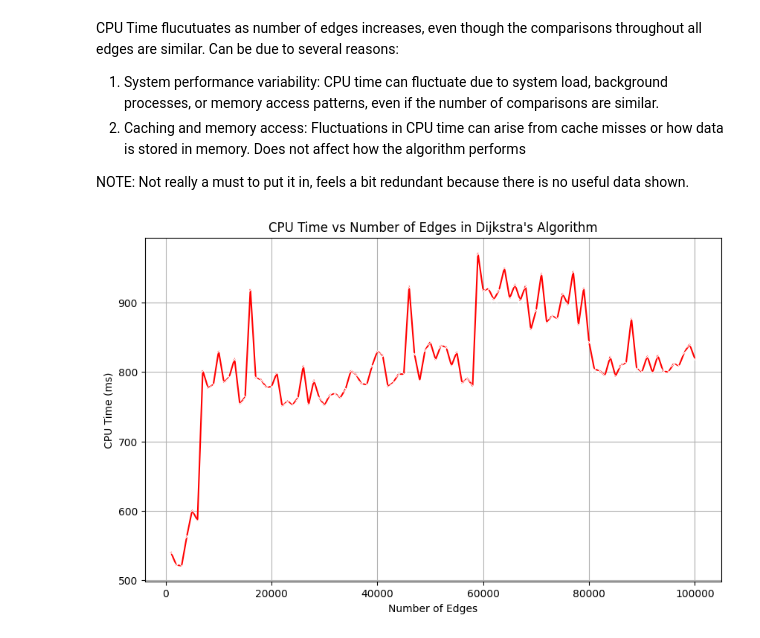
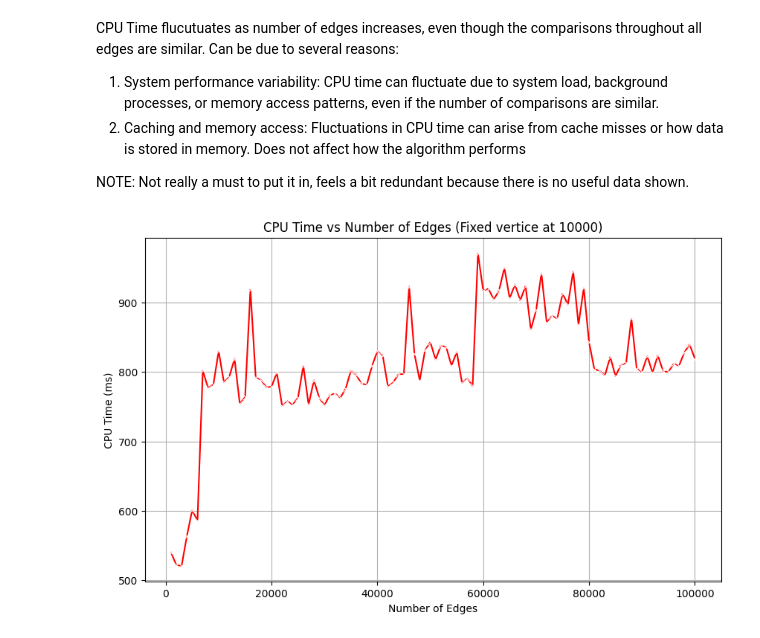
Before and after one commit to Cheokerinos/SC2001_Projects, a Jupyter notebook: Project_2/Matrix_Fixed_V_Vary_E.ipynb, the cells around one changed output. Saved outputs shown, nothing was run; the diff lists cells and outputs as text; code cells hidden in the pictures.

```diff
--- a/Project_2/Matrix_Fixed_V_Vary_E.ipynb
+++ b/Project_2/Matrix_Fixed_V_Vary_E.ipynb
@@ -74,17 +74,17 @@ NOTE: Not really a must to put it in, feels a bit redundant because there is no
 # %%
 # Set the figure size
 plt.figure(figsize=(10,6))
 
 # Plot CPU Time using seaborn
 sns.lineplot(x='Number_Of_Edges', y='CPU Time (ms)', data=data, marker='x', color='red')
 
 # Add labels and title
-plt.title('CPU Time vs Number of Edges in Dijkstra\'s Algorithm')
+plt.title('CPU Time vs Number of Edges (Fixed vertice at 10000)')
 plt.xlabel('Number of Edges')
 plt.ylabel('CPU Time (ms)')
 plt.grid(True)
 
 # Show the plot
 plt.show()
 # %% [output]
-[figure, old version]
+[figure, new version]
```
Also changed, not shown: parts of 3 cells of this notebook, 1 other file.
